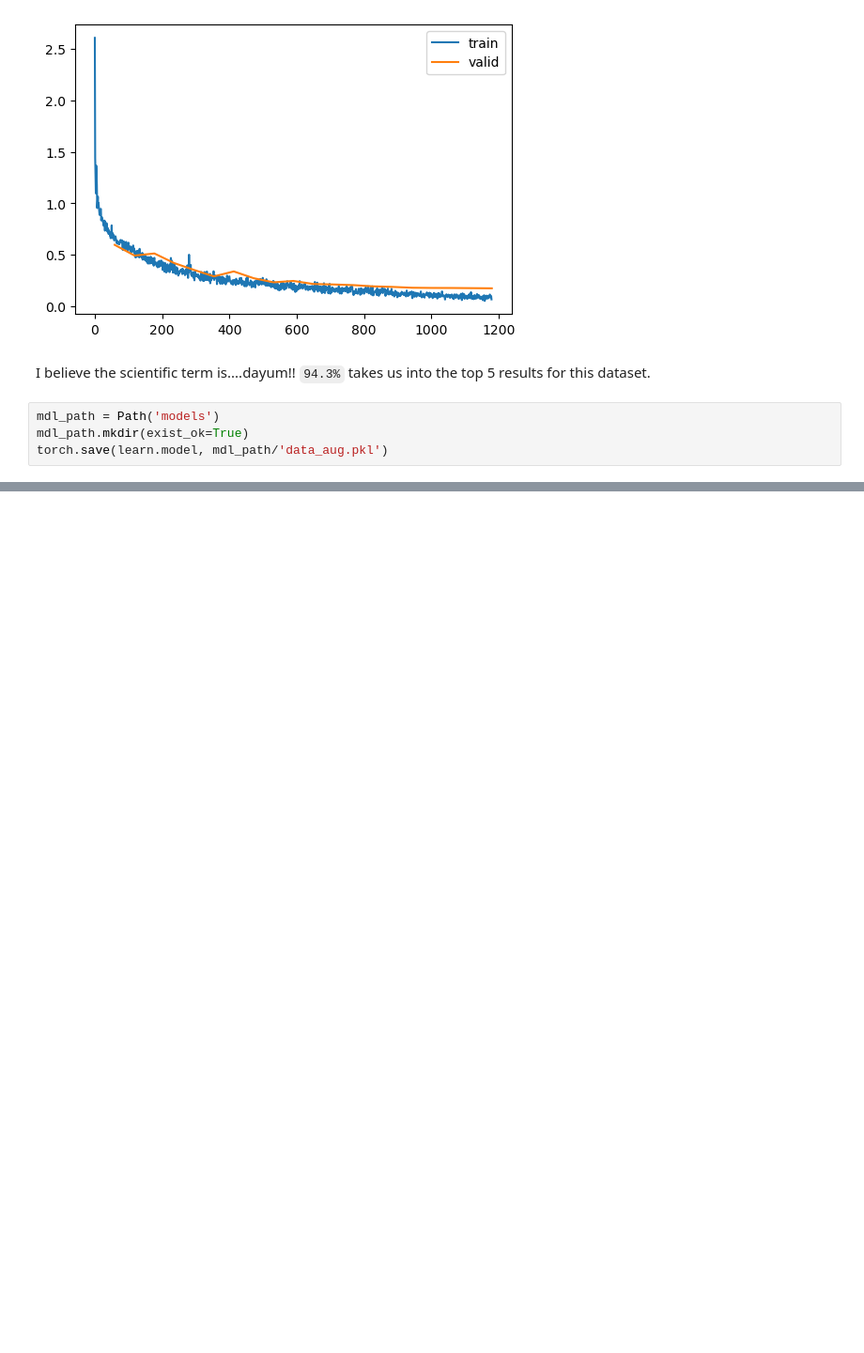
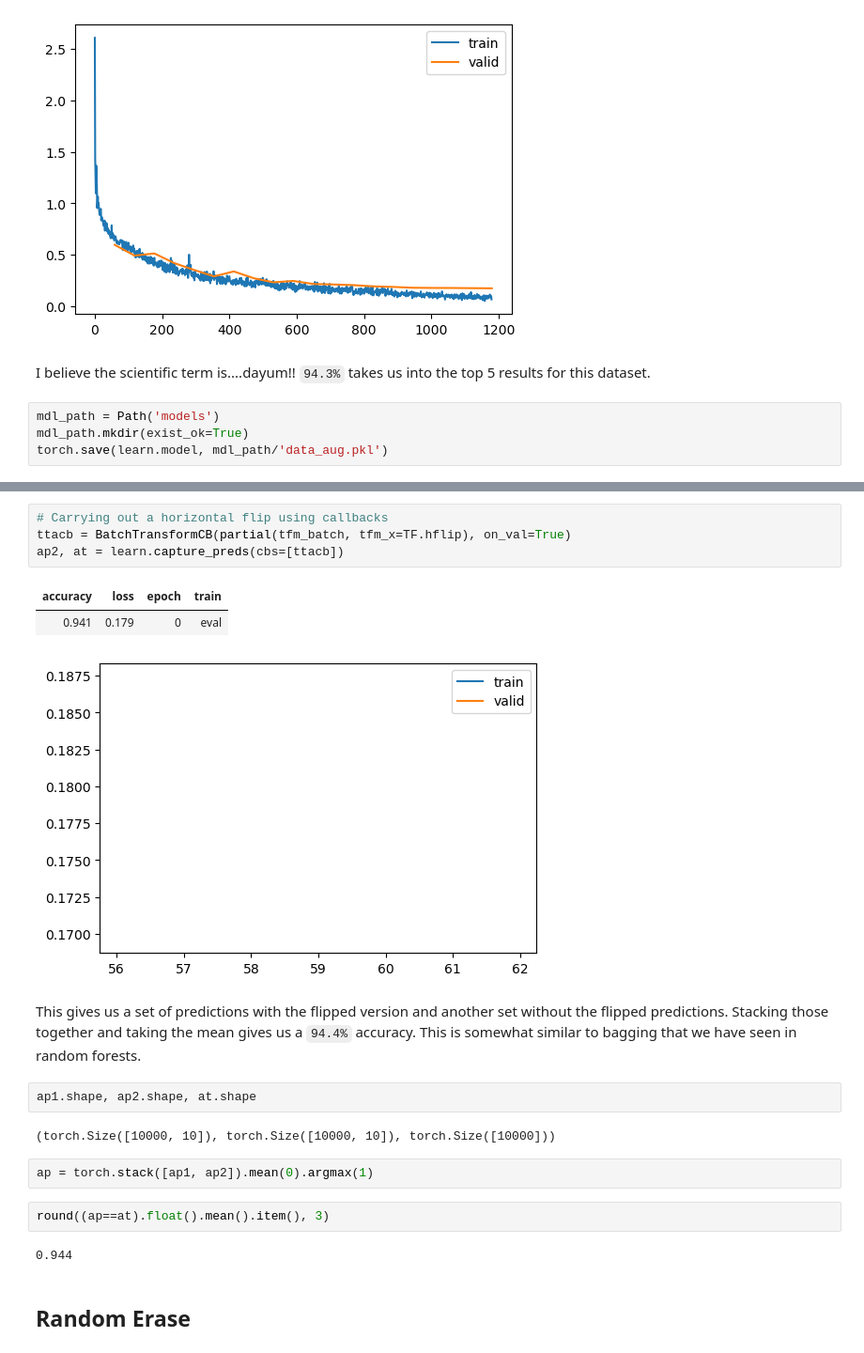
Before and after one commit to bachaudhry/FastAI-22-23, a Jupyter notebook: course_part_2/14_augmentation.ipynb, the cells around one changed output, grey strips where cells are left out. Shown at 94% size. Saved outputs shown, nothing was run; the diff lists cells and outputs as text; blank space fills up the shorter version.

```diff
--- a/course_part_2/14_augmentation.ipynb
+++ b/course_part_2/14_augmentation.ipynb
@@ -380,0 +410,22 @@ torch.save(learn.model, mdl_path/'data_aug.pkl')
+# %%
+# Carrying out a horizontal flip using callbacks
+ttacb = BatchTransformCB(partial(tfm_batch, tfm_x=TF.hflip), on_val=True)
+ap2, at = learn.capture_preds(cbs=[ttacb])
+# %% [output]
+| accuracy | loss | epoch | train |
+| 0.941 | 0.179 | 0 | eval |
+[figure, added]
+# %% [markdown]
+This gives us a set of predictions with the flipped version and another set without the flipped predictions. Stacking those together and taking the mean gives us a `94.4%` accuracy. This is somewhat similar to bagging that we have seen in random forests.
+# %%
+ap1.shape, ap2.shape, at.shape
+# %% [output]
+(torch.Size([10000, 10]), torch.Size([10000, 10]), torch.Size([10000]))
+# %%
+ap = torch.stack([ap1, ap2]).mean(0).argmax(1)
+# %%
+round((ap==at).float().mean().item(), 3)
+# %% [output]
+0.944
+# %% [markdown]
+## **Random Erase**
```
Also changed, not shown: parts of 5 cells of this notebook.
